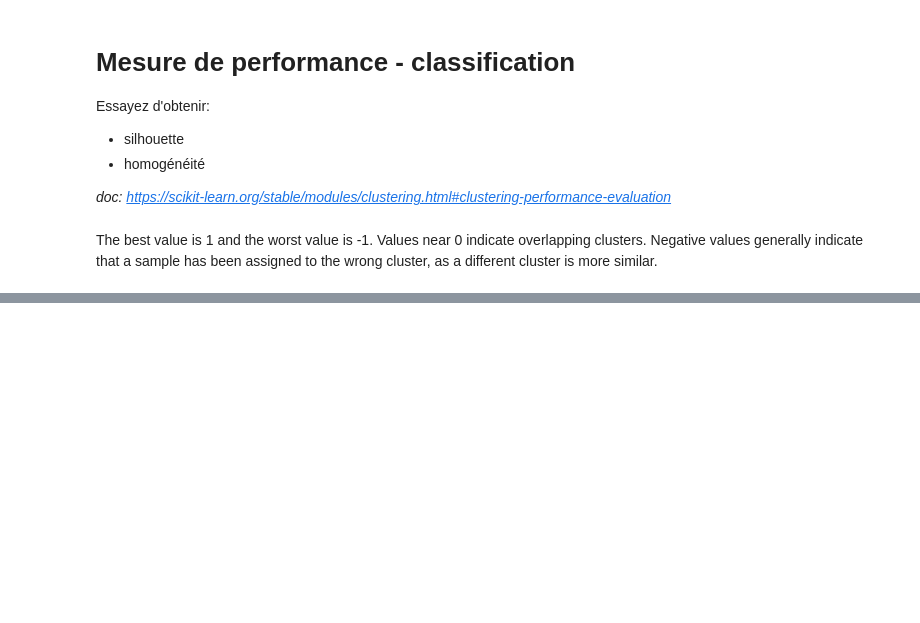
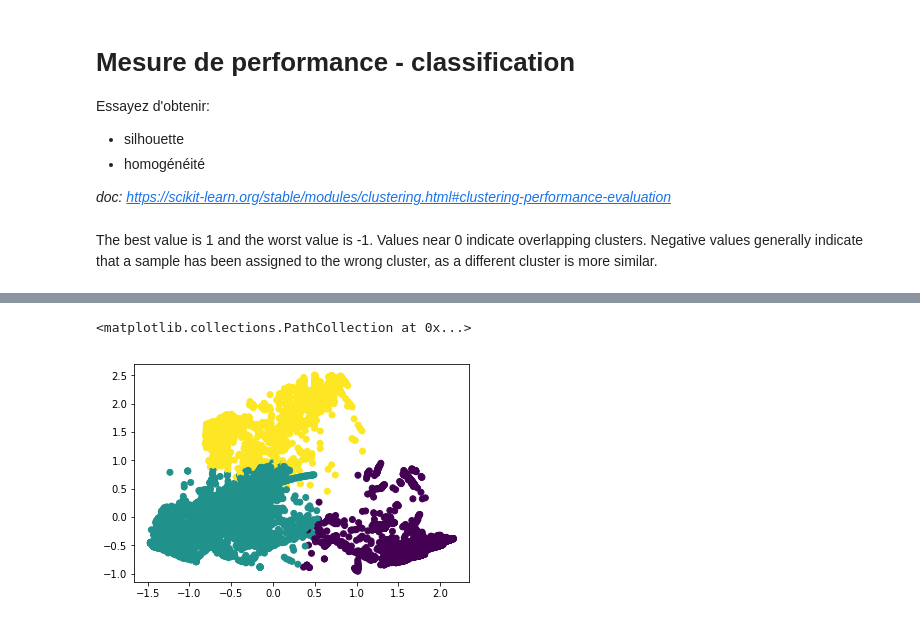
Before and after one commit to laure-delisle/intro-ml, a Jupyter notebook: tp-solution.ipynb, the cells around one changed output, grey strips where cells are left out. Saved outputs shown, nothing was run; the diff lists cells and outputs as text; code cells hidden in the pictures; blank space fills up the shorter version.

```diff
--- a/tp-solution.ipynb
+++ b/tp-solution.ipynb
@@ -313,7 +431,7 @@ labels.groupby(['cluster', 'attack_type']).size()
 # %% [markdown]
 ### K = 3
 # %%
-kmeans_normalized = cluster.KMeans(n_clusters=3, random_state=0).fit(X=X_normalized_no_na)
-labels = y_train.copy()
-labels['cluster'] = kmeans_normalized.labels_
+kmeans_normalized_k3 = cluster.KMeans(n_clusters=3, random_state=0).fit(X=X_normalized_no_na)
+labels_k3 = y_train.copy()
+labels_k3['cluster'] = kmeans_normalized_k3.labels_
 # %%
@@ -373,0 +547,7 @@ subplot(1,5,5)
+# %%
+# k=3
+k_means_catcode = kmeans_normalized_k3.labels_.copy()
+plt.scatter(pca_result[:,0], pca_result[:,1], c=k_means_catcode)
+# %% [output]
+<matplotlib.collections.PathCollection at 0x...>
+[figure, added]
```
Also changed, not shown: parts of 46 cells of this notebook.
